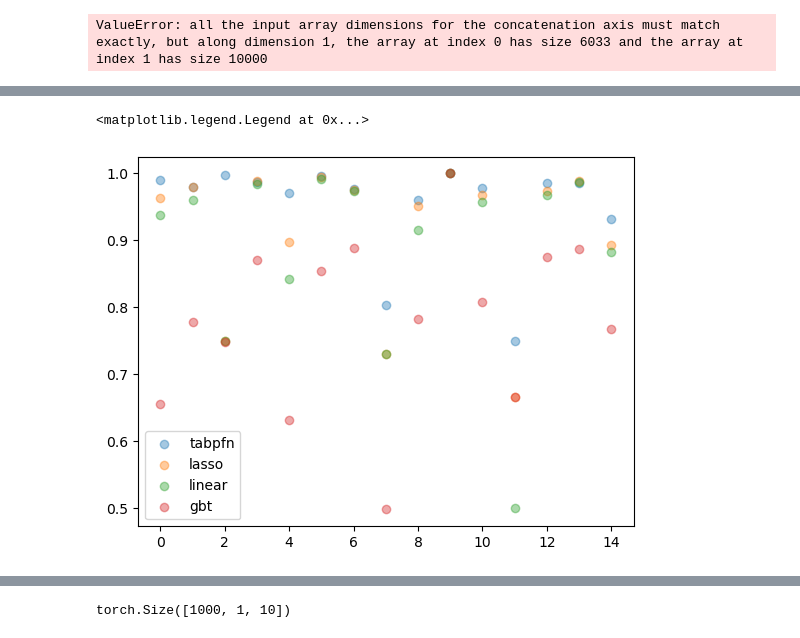
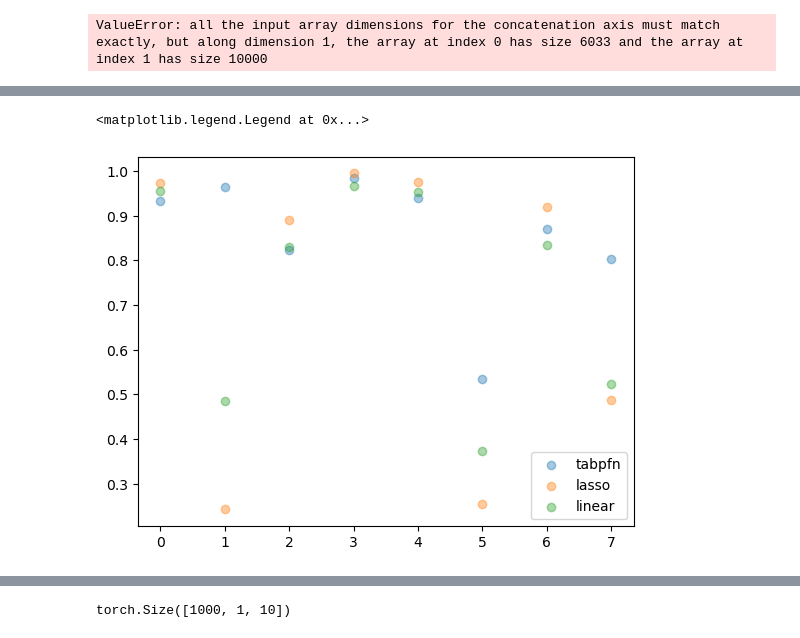
Before and after one commit to LeoGrin/TabPFN, a Jupyter notebook: tabpfn/try_high_dim.ipynb, the cells around one changed output, grey strips where cells are left out. Drawn from its saved outputs; the diff is of its cells as text; code cells hidden in the pictures.

```diff
--- a/tabpfn/try_high_dim.ipynb
+++ b/tabpfn/try_high_dim.ipynb
@@ -5,13 +5,14 @@ from create_model import load_model_no_train
 device = "cuda:3"
 #checkpoint = "linear12903_50"
 #checkpoint = "linear77575_fxj5a68i_390"
-checkpoint = "linear69376_okcpk2bv_170"
-model = TabPFNClassifier(device=device)#, no_preprocess_mode=True)
+#checkpoint = "linear69376_okcpk2bv_170"
+checkpoint = "linear26134_390"
+model = TabPFNClassifier(device=device, no_preprocess_mode=True)
 #model = GradientBoostingClassifier()
 config = model.c
-config["num_features"] = 10
+config["num_features"] = 100
 model_pytorch = load_model_no_train("tabpfn/model_checkpoints", f"model_{checkpoint}.pt", 0, config, 0)[0]
-model.max_num_features = 10
+model.max_num_features = 100
 model.model = model_pytorch
 # %% [output]
 Using style prior: True
@@ -67,9 +68,9 @@ ValueError: all the input array dimensions for the concatenation axis must match
 # %%
 # Synthetic high dimensional data
 import numpy as np
-X = np.random.rand(100, 3000)
-number_of_relevant_features = 50
-relevant_features = np.random.choice(3000, number_of_relevant_features, replace=False)
+X = np.random.rand(100, 100)
+number_of_relevant_features = 5
+relevant_features = np.random.choice(100, number_of_relevant_features, replace=False)
 W = np.random.rand(number_of_relevant_features, 1)
 y = np.dot(X[:, relevant_features], W)
 y = (y > np.median(y)).astype(int).flatten()
@@ -128,22 +234,27 @@ res_tabpfn
 # %%
 from sklearn.metrics import balanced_accuracy_score
-clf_lasso = LogisticRegression(random_state=0, penalty="l1", solver="saga", max_iter=1000)
-clf_l2 = LogisticRegression(random_state=0, penalty="l2", max_iter=1000)
+from sklearn.linear_model import LogisticRegression
+from sklearn.ensemble import GradientBoostingClassifier
+clf_lasso = LogisticRegression(random_state=0, penalty="l1", max_iter=1000, solver="liblinear")
+clf_l2 = LogisticRegression(random_state=0, max_iter=1000)
 gbt = GradientBoostingClassifier()
 # %%
-n_iter = 15
+import torch
+n_iter = 8
 res_tabpfn = []
 res_lasso = []
 res_linear = []
 res_gbt = []
 for _ in range(n_iter):
     X_train, X_test, y_train, y_test = get_batch_func()
+    if np.unique(y_train).shape[0] == 1:
+        continue
     model.fit(X_train, y_train)
     clf_lasso.fit(X_train, y_train)
     clf_l2.fit(X_train, y_train)
-    gbt.fit(X_train, y_train)
-    res_tabpfn.append(balanced_accuracy_score(y_test, model.predict(X_test)))
-    res_lasso.append(balanced_accuracy_score(y_test, clf_lasso.predict(X_test)))
-    res_linear.append(balanced_accuracy_score(y_test, clf_l2.predict(X_test)))
-    res_gbt.append(balanced_accuracy_score(y_test, gbt.predict(X_test)))
+    #gbt.fit(X_train, y_train)
+    res_tabpfn.append(balanced_accuracy_score(y_test, model.predict(X_test), adjusted=True))
+    res_lasso.append(balanced_accuracy_score(y_test, clf_lasso.predict(X_test), adjusted=True))
+    res_linear.append(balanced_accuracy_score(y_test, clf_l2.predict(X_test), adjusted=True))
+    #res_gbt.append(balanced_accuracy_score(y_test, gbt.predict(X_test)))
 # %% [output]
@@ -199,13 +278,13 @@ torch.Size([1200, 1])
 # %%
 import matplotlib.pyplot as plt
 plt.scatter(range(n_iter), res_tabpfn, label="tabpfn", alpha=0.4)
 plt.scatter(range(n_iter), res_lasso, label="lasso", alpha=0.4)
 plt.scatter(range(n_iter), res_linear, label="linear", alpha=0.4)
-plt.scatter(range(n_iter), res_gbt, label="gbt", alpha=0.4)
+#plt.scatter(range(n_iter), res_gbt, label="gbt", alpha=0.4)
 plt.legend()
 # %% [output]
 <matplotlib.legend.Legend at 0x...>
-[figure, old version]
+[figure, new version]
 # %%
 res_lasso
 # %% [output]
```
Also changed, not shown: parts of 13 cells of this notebook, 11 other files.
